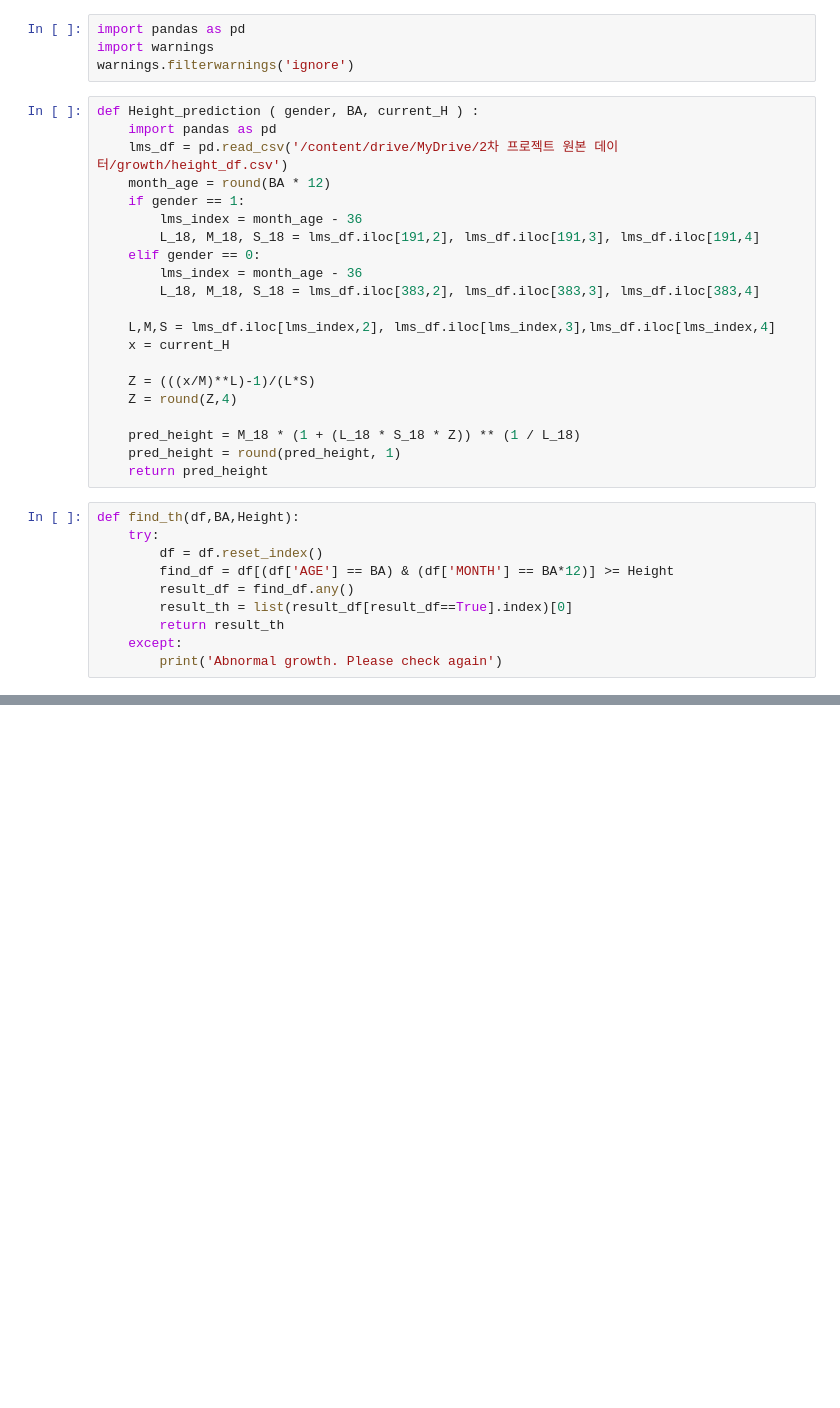
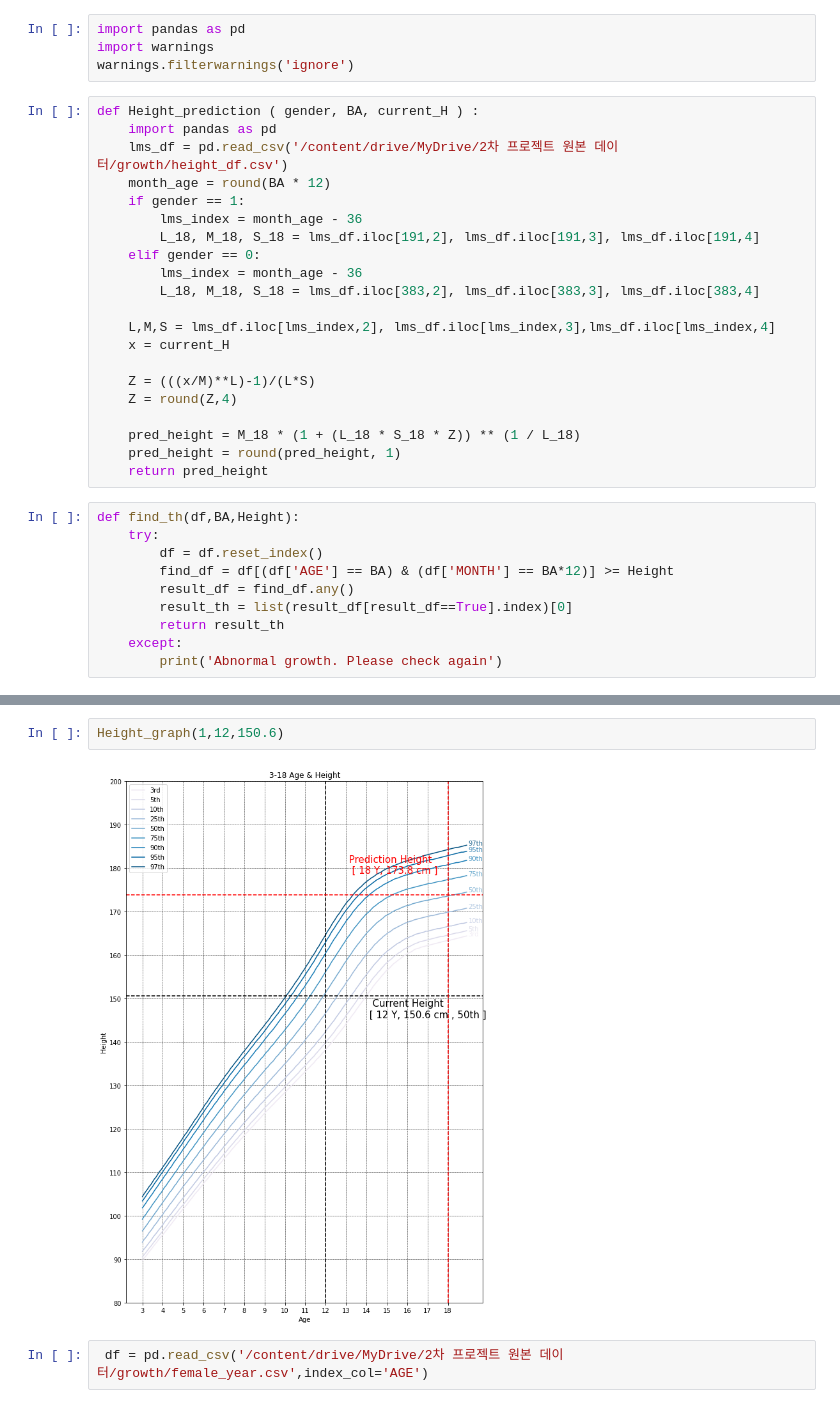
Before and after one commit to kikiru328/Bone_Detection, a Jupyter notebook: Growth_graph.ipynb, the cells around one changed output, grey strips where cells are left out. Saved outputs shown, nothing was run; the diff lists cells and outputs as text; blank space fills up the shorter version.

```diff
--- a/Growth_graph.ipynb
+++ b/Growth_graph.ipynb
@@ -113,0 +151,6 @@ Height_graph(0,12,100.6)
+# %%
+Height_graph(1,12,150.6)
+# %% [output]
+[figure, added]
+# %%
+ df = pd.read_csv('/content/drive/MyDrive/2차 프로젝트 원본 데이터/growth/female_year.csv',index_col='AGE')
```
Also changed, not shown: parts of 3 cells of this notebook.
